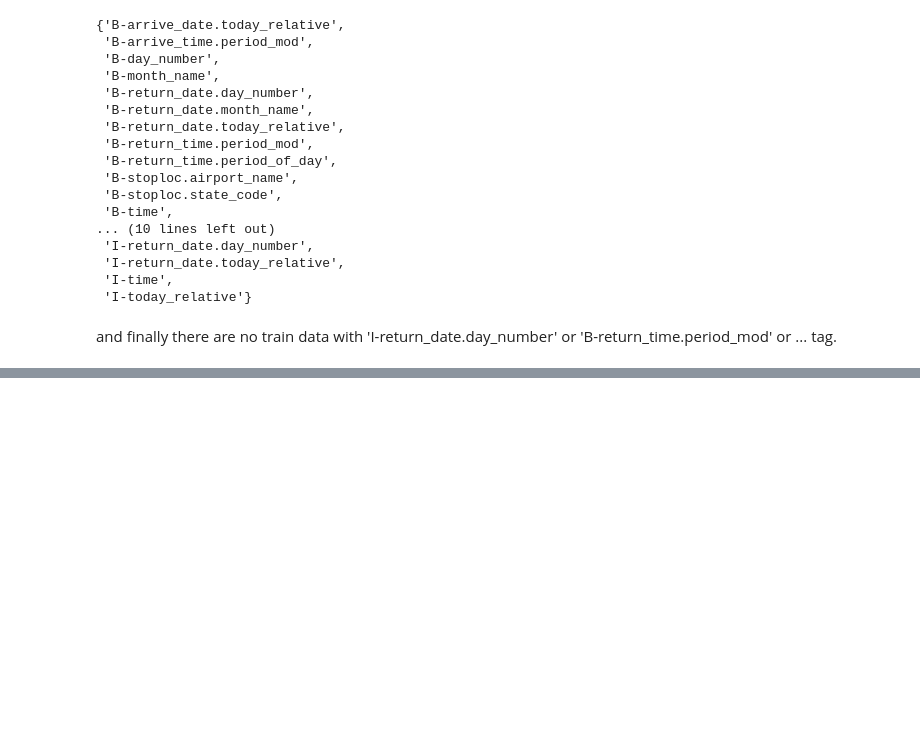
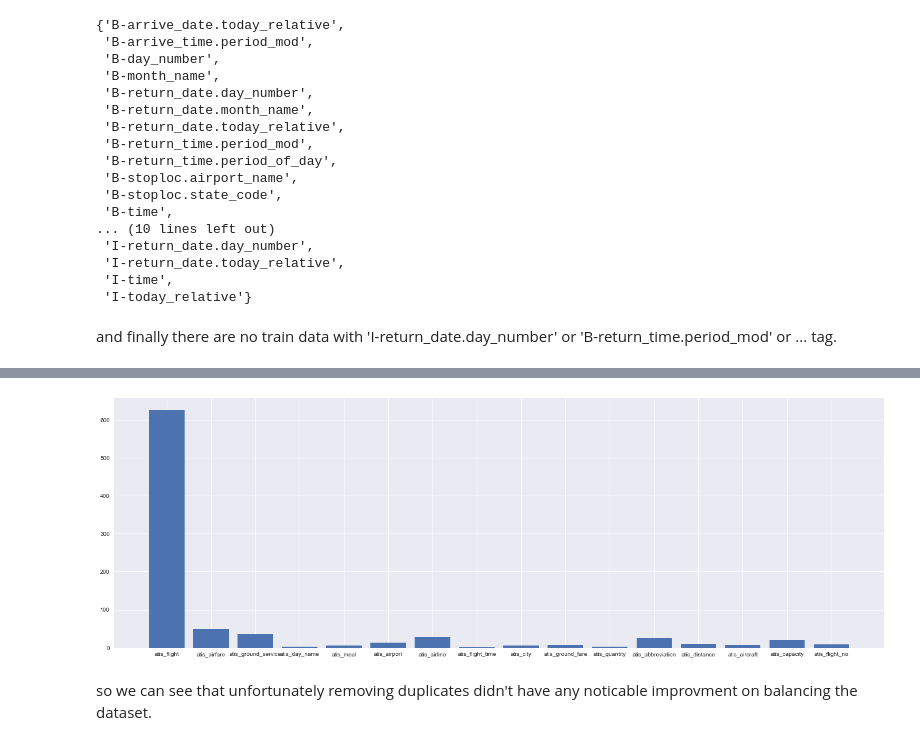
Before and after one commit to DabiriAghdam/flight-booking-chatbot, a Jupyter notebook: Week 3/Pre-Processing.ipynb, the cells around one changed output, grey strips where cells are left out. Cells and saved outputs as stored; diff of their text form; code cells hidden in the pictures; blank space fills up the shorter version.

```diff
--- a/Week 3/Pre-Processing.ipynb
+++ b/Week 3/Pre-Processing.ipynb
@@ -261,0 +383,8 @@ and finally there are no train data with 'I-return_date.day_number' or 'B-return
+# %%
+test_intents_dup_free_freq = dict()
+for intent in test_intents_dup_free:
+    test_intents_dup_free_freq[intent] = test_intents_dup_free.count(intent)
+
+for key in test_intents_dup_free_freq:
+    value = test_intents_dup_free_freq[key]
+    print('%s: %d == %.2f' % (key, value, value / len(test_intents_dup_free) * 100), '% ,')
@@ -261,0 +408,8 @@ and finally there are no train data with 'I-return_date.day_number' or 'B-return
+# %%
+plt.figure(figsize=(24, 8))
+plt.bar(list(test_intents_dup_free_freq.keys()),test_intents_dup_free_freq.values())
+plt.show()
+# %% [output]
+[figure, added]
+# %% [markdown]
+so we can see that unfortunately removing duplicates didn't have any noticable improvment on balancing the dataset.
```
Also changed, not shown: parts of 18 cells of this notebook.
